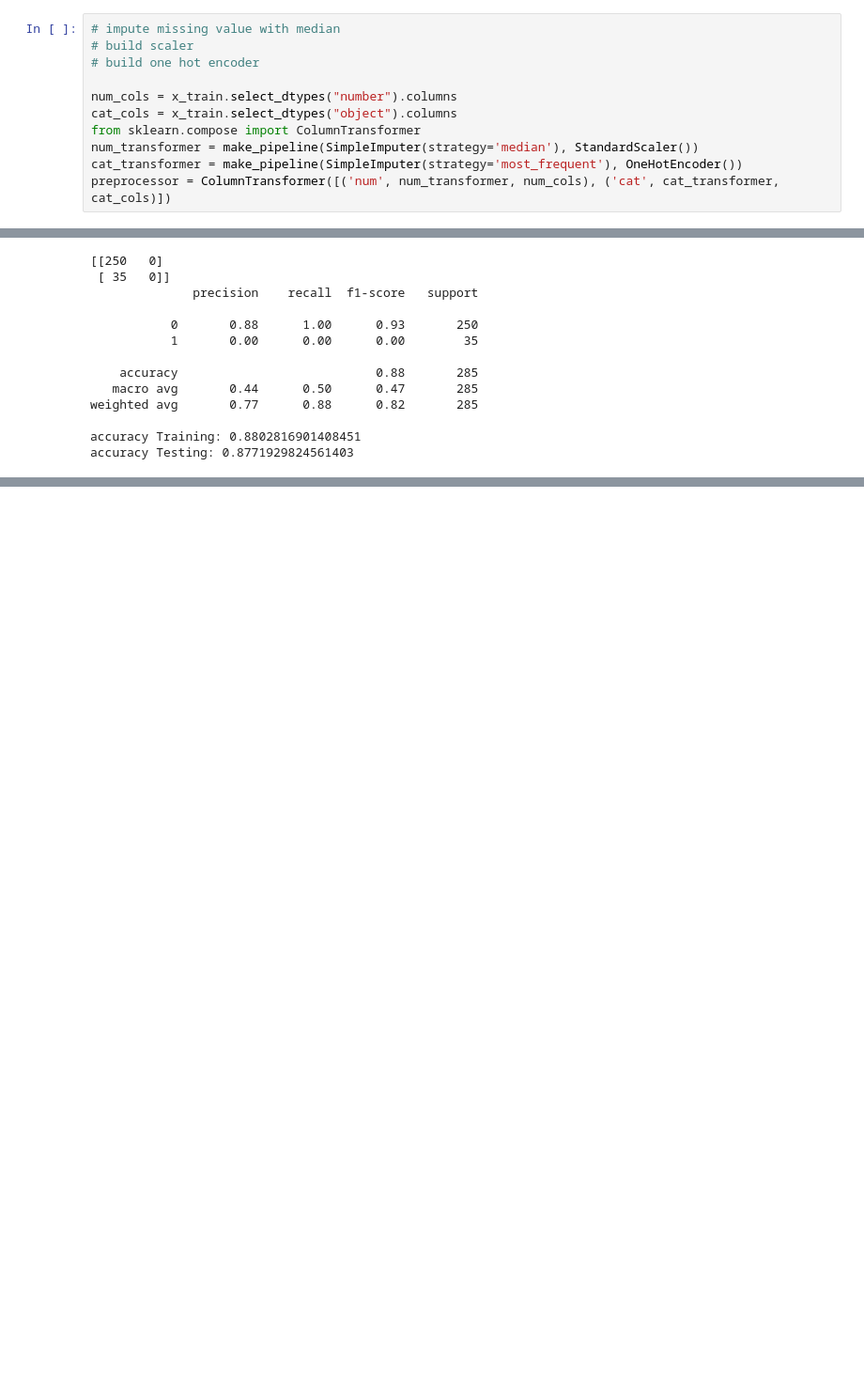
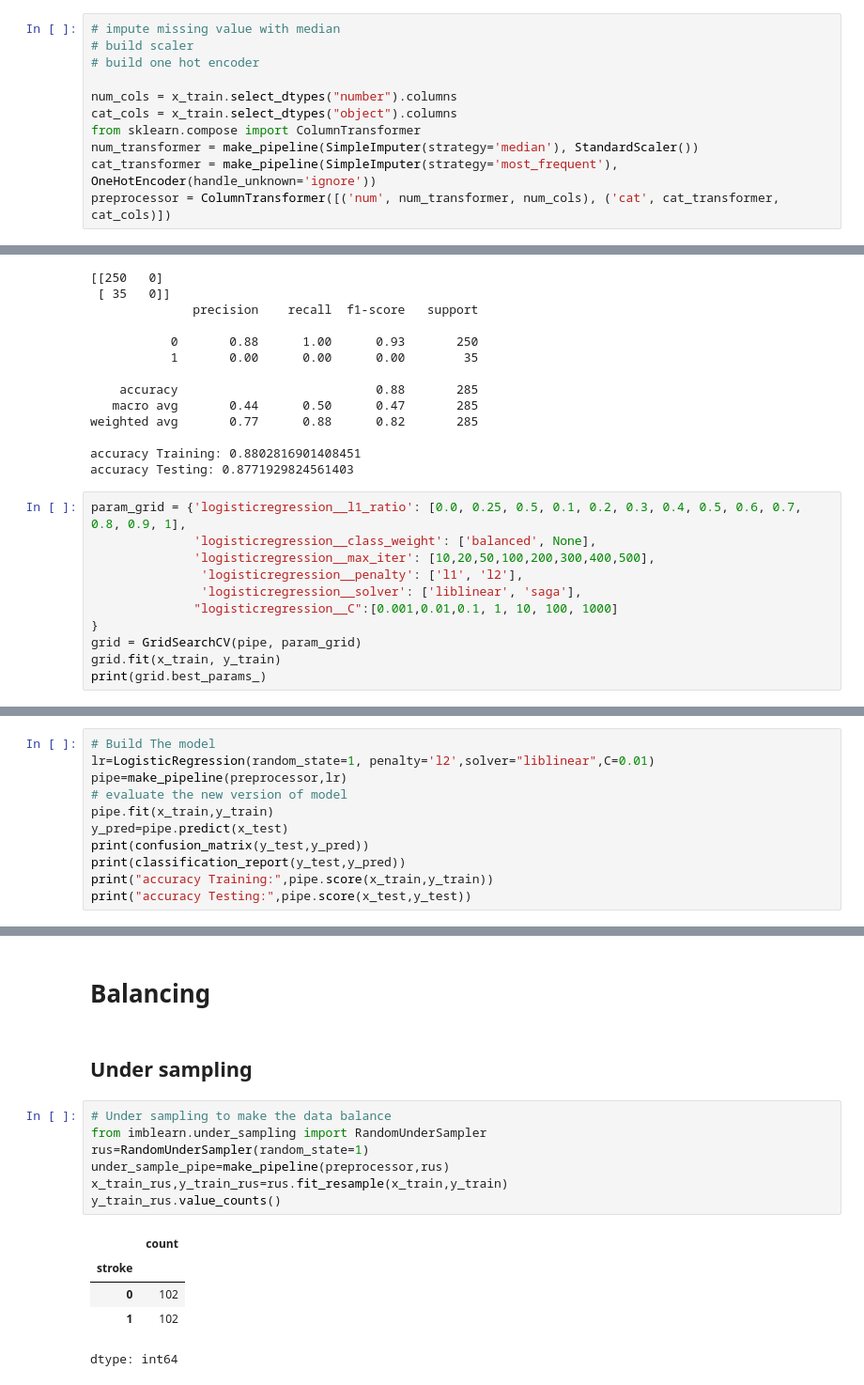
Before and after one commit to abeeraz379/Logistic-Regression-Optimization-Stroke-data-, a Jupyter notebook: stroke.ipynb, the cells around one changed output, grey strips where cells are left out. Shown at 94% size. Drawn from its saved outputs; the diff is of its cells as text; blank space fills up the shorter version.

```diff
--- a/stroke.ipynb
+++ b/stroke.ipynb
@@ -156,7 +158,7 @@ num_cols = x_train.select_dtypes("number").columns
 cat_cols = x_train.select_dtypes("object").columns
 from sklearn.compose import ColumnTransformer
 num_transformer = make_pipeline(SimpleImputer(strategy='median'), StandardScaler())
-cat_transformer = make_pipeline(SimpleImputer(strategy='most_frequent'), OneHotEncoder())
+cat_transformer = make_pipeline(SimpleImputer(strategy='most_frequent'), OneHotEncoder(handle_unknown='ignore'))
 preprocessor = ColumnTransformer([('num', num_transformer, num_cols), ('cat', cat_transformer, cat_cols)])
 # %% [markdown]
 # Build Model
@@ -488,3 +490,14 @@ weighted avg       0.77      0.88      0.82       285
 
 accuracy Training: 0.8802816901408451
 accuracy Testing: 0.8771929824561403
+# %%
+param_grid = {'logisticregression__l1_ratio': [0.0, 0.25, 0.5, 0.1, 0.2, 0.3, 0.4, 0.5, 0.6, 0.7, 0.8, 0.9, 1],
+              'logisticregression__class_weight': ['balanced', None],
+              'logisticregression__max_iter': [10,20,50,100,200,300,400,500],
+               'logisticregression__penalty': ['l1', 'l2'],
+               'logisticregression__solver': ['liblinear', 'saga'],
+              "logisticregression__C":[0.001,0.01,0.1, 1, 10, 100, 1000]
+}
+grid = GridSearchCV(pipe, param_grid)
+grid.fit(x_train, y_train)
+print(grid.best_params_)
@@ -490,0 +506,11 @@ accuracy Testing: 0.8771929824561403
+# %%
+# Build The model
+lr=LogisticRegression(random_state=1, penalty='l2',solver="liblinear",C=0.01)
+pipe=make_pipeline(preprocessor,lr)
+# evaluate the new version of model
+pipe.fit(x_train,y_train)
+y_pred=pipe.predict(x_test)
+print(confusion_matrix(y_test,y_pred))
+print(classification_report(y_test,y_pred))
+print("accuracy Training:",pipe.score(x_train,y_train))
+print("accuracy Testing:",pipe.score(x_test,y_test))
@@ -490,0 +531,17 @@ accuracy Testing: 0.8771929824561403
+# %% [markdown]
+# Balancing
+# %% [markdown]
+## Under sampling
+# %%
+# Under sampling to make the data balance
+from imblearn.under_sampling import RandomUnderSampler
+rus=RandomUnderSampler(random_state=1)
+under_sample_pipe=make_pipeline(preprocessor,rus)
+x_train_rus,y_train_rus=rus.fit_resample(x_train,y_train)
+y_train_rus.value_counts()
+# %% [output]
+|  | count |
+| stroke |  |
+| 0 | 102 |
+| 1 | 102 |
+dtype: int64
```
Also changed, not shown: parts of 35 cells of this notebook.
